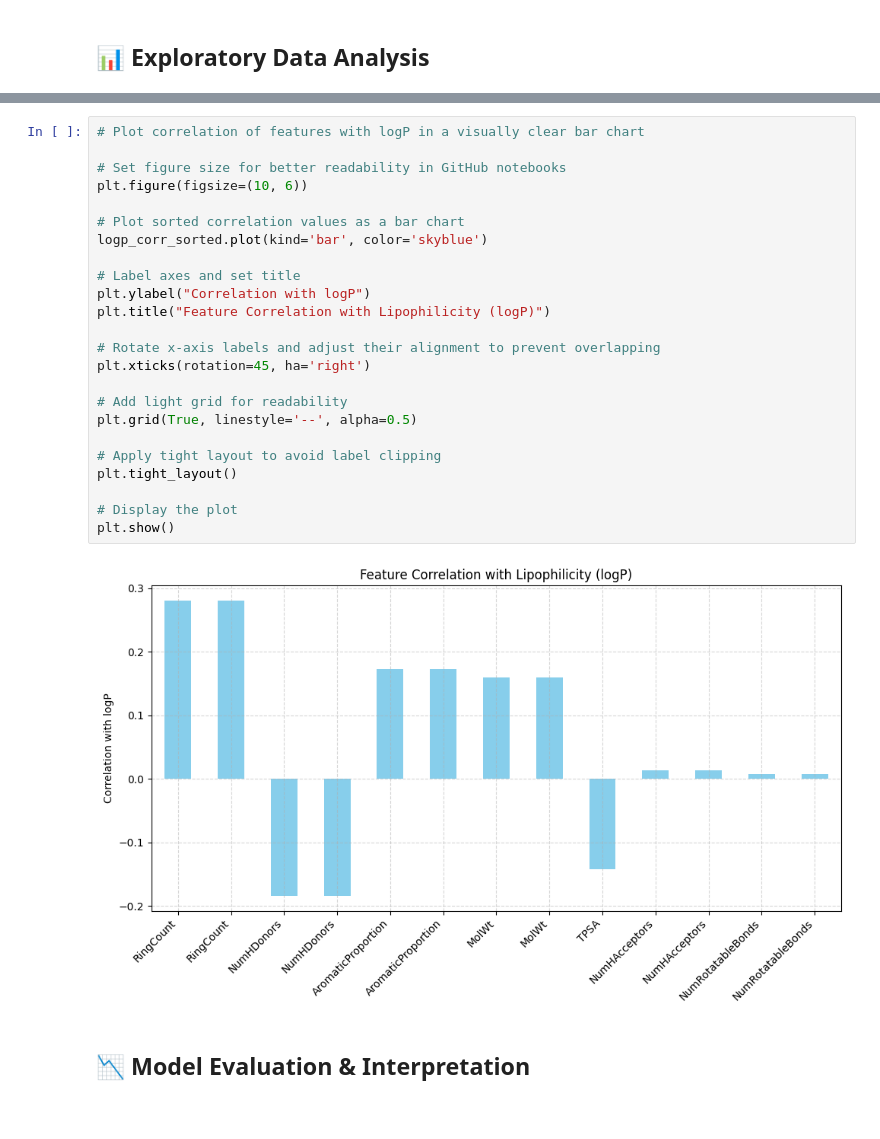
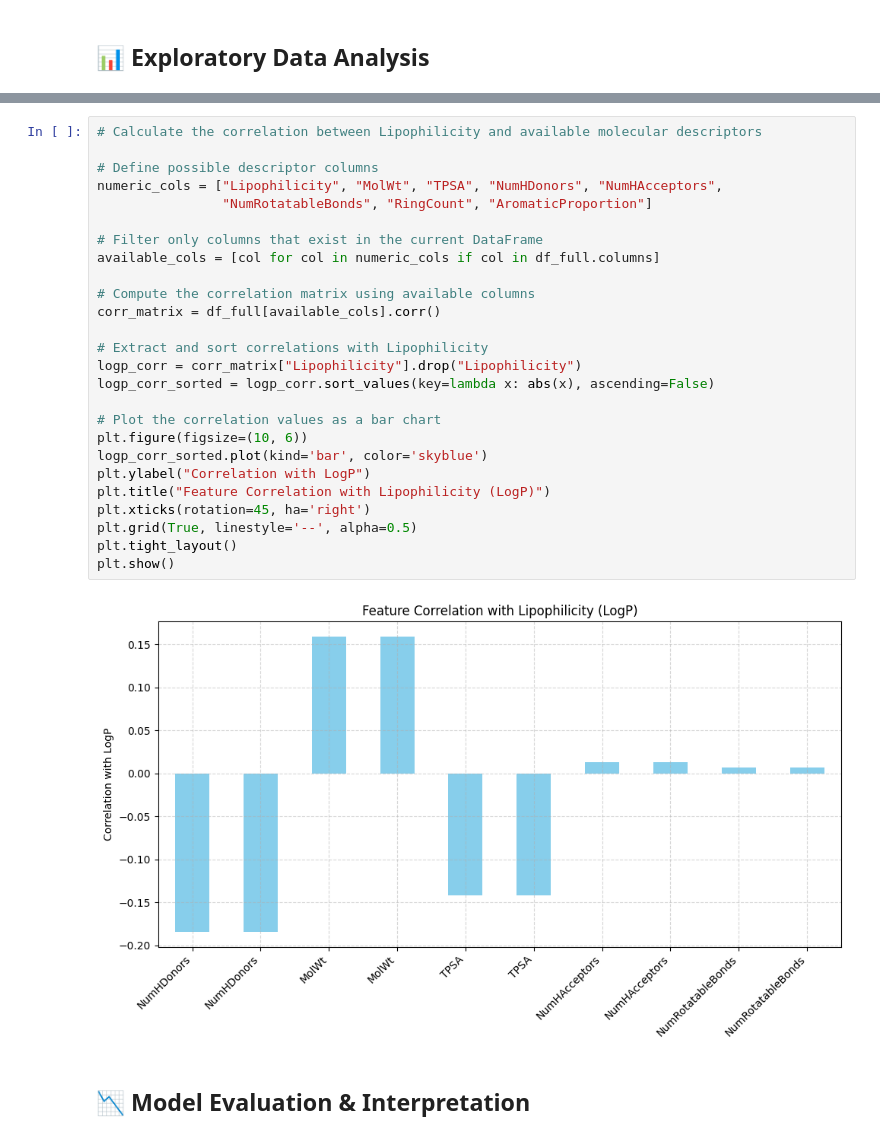
Before and after one commit to Kyeongbin-Tom/logp-tpsa-analysis, a Jupyter notebook: notebooks/LogP_TPSA_Analysis.ipynb, the cells around one changed output, grey strips where cells are left out. Saved outputs shown, nothing was run; the diff lists cells and outputs as text.

```diff
--- a/notebooks/LogP_TPSA_Analysis.ipynb
+++ b/notebooks/LogP_TPSA_Analysis.ipynb
@@ -278,29 +272,31 @@ plt.show()
-# %%
-# Plot correlation of features with logP in a visually clear bar chart
-
-# Set figure size for better readability in GitHub notebooks
-plt.figure(figsize=(10, 6))
-
-# Plot sorted correlation values as a bar chart
-logp_corr_sorted.plot(kind='bar', color='skyblue')
-
-# Label axes and set title
-plt.ylabel("Correlation with logP")
-plt.title("Feature Correlation with Lipophilicity (logP)")
-
-# Rotate x-axis labels and adjust their alignment to prevent overlapping
-plt.xticks(rotation=45, ha='right')
-
-# Add light grid for readability
-plt.grid(True, linestyle='--', alpha=0.5)
-
-# Apply tight layout to avoid label clipping
-plt.tight_layout()
-
-# Display the plot
-plt.show()
-# %% [output]
-[figure, removed]
+# %%
+# Calculate the correlation between Lipophilicity and available molecular descriptors
+
+# Define possible descriptor columns
+numeric_cols = ["Lipophilicity", "MolWt", "TPSA", "NumHDonors", "NumHAcceptors",
+                "NumRotatableBonds", "RingCount", "AromaticProportion"]
+
+# Filter only columns that exist in the current DataFrame
+available_cols = [col for col in numeric_cols if col in df_full.columns]
+
+# Compute the correlation matrix using available columns
+corr_matrix = df_full[available_cols].corr()
+
+# Extract and sort correlations with Lipophilicity
+logp_corr = corr_matrix["Lipophilicity"].drop("Lipophilicity")
+logp_corr_sorted = logp_corr.sort_values(key=lambda x: abs(x), ascending=False)
+
+# Plot the correlation values as a bar chart
+plt.figure(figsize=(10, 6))
+logp_corr_sorted.plot(kind='bar', color='skyblue')
+plt.ylabel("Correlation with LogP")
+plt.title("Feature Correlation with Lipophilicity (LogP)")
+plt.xticks(rotation=45, ha='right')
+plt.grid(True, linestyle='--', alpha=0.5)
+plt.tight_layout()
+plt.show()
+# %% [output]
+[figure, added]
 # %% [markdown]
 ## 📉 Model Evaluation & Interpretation
 # %%
```
Also changed, not shown: parts of 5 cells of this notebook.
